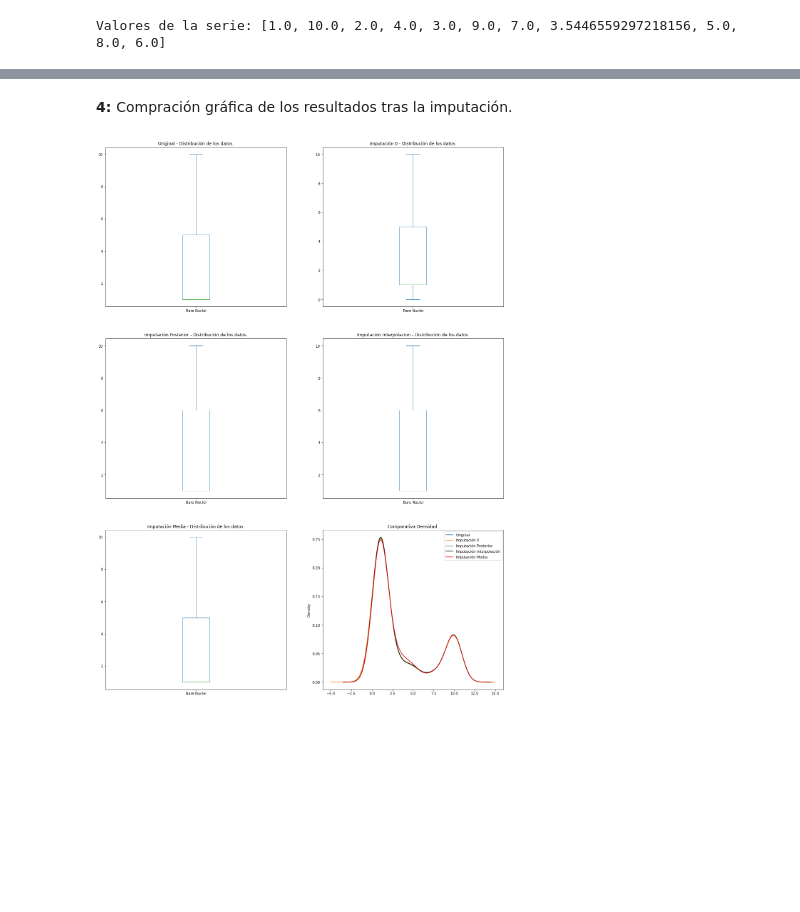
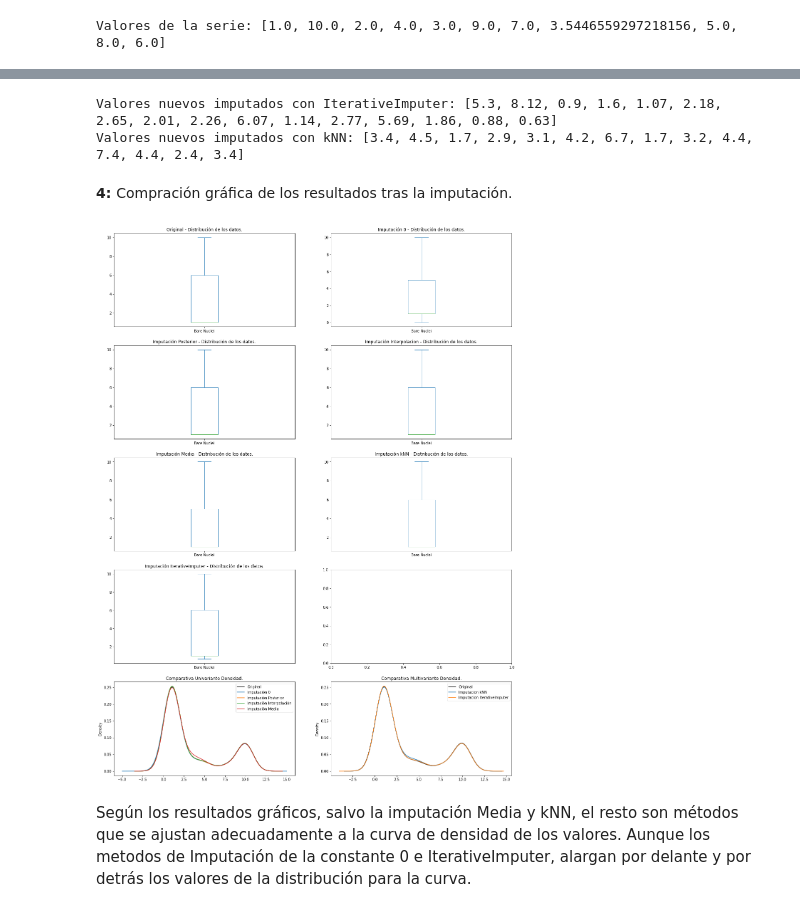
Before and after one commit to Vic-silo/Master_EIP, a Jupyter notebook: 11_Prog_ML/3_Valores_perdidos/VictorSimoLozano_A3_PPML.ipynb, the cells around one changed output, grey strips where cells are left out. Cells and saved outputs as stored; diff of their text form; code cells hidden in the pictures; blank space fills up the shorter version.

```diff
--- a/11_Prog_ML/3_Valores_perdidos/VictorSimoLozano_A3_PPML.ipynb
+++ b/11_Prog_ML/3_Valores_perdidos/VictorSimoLozano_A3_PPML.ipynb
@@ -331,7 +331,7 @@ imputer.fit(bare_nuclei)
 bare_nuclei=imputer.transform(bare_nuclei)
 
 # Asignación de los datos en dataframe
-df_imp_mean=df
+df_imp_mean=df.copy()
 df_imp_mean['Bare Nuclei']=bare_nuclei
 
 print(f'''Valores de la serie: {list(df_imp_mean['Bare Nuclei'].unique())}''')
@@ -340,27 +348,66 @@ Valores de la serie: [1.0, 10.0, 2.0, 4.0, 3.0, 9.0, 7.0, 3.5446559297218156, 5.
+# %%
+# Obtención de X para el conjunto de datos
+X=df[df.columns[:-1]]
+
+# Método  1: KNNImputer
+from sklearn.impute import KNNImputer
+
+# Instancia de KNN y transformación
+imputer=KNNImputer(n_neighbors=10)
+df_knn=imputer.fit_transform(X)
+
+# Método  2: IterativeImputer
+from sklearn.experimental import enable_iterative_imputer
+from sklearn.impute import IterativeImputer
+
+# Instancia de IterativeImputer y transformación
+imputer=IterativeImputer(random_state=0)
+df_iter=imputer.fit_transform(X)
+
+# Dataframe con los resultados
+df_knn=DataFrame(df_knn, columns=names[:-1])
+df_iter=DataFrame(df_iter, columns=names[:-1])
+
+# Obtención de valores nuevos añadidos
+list_1=list(df['Bare Nuclei'])
+list_2=list(df_knn['Bare Nuclei'])
+list_3=list(df_iter['Bare Nuclei'])
+
+knn_diff=[round(element, 2) for element in list_2 if element not in list_1]
+iter_diff=[round(element, 2) for element in list_3 if element not in list_1]
+
+print(f'''Valores nuevos imputados con IterativeImputer: {iter_diff}''')
+print(f'''Valores nuevos imputados con kNN: {knn_diff}''')
+# %% [output]
+Valores nuevos imputados con IterativeImputer: [5.3, 8.12, 0.9, 1.6, 1.07, 2.18, 2.65, 2.01, 2.26, 6.07, 1.14, 2.77, 5.69, 1.86, 0.88, 0.63]
+Valores nuevos imputados con kNN: [3.4, 4.5, 1.7, 2.9, 3.1, 4.2, 6.7, 1.7, 3.2, 4.4, 7.4, 4.4, 2.4, 3.4]
 # %% [markdown]
 <div style="font-size:14px; text-align:justify"><b>4: </b>Compración gráfica de los resultados tras la imputación.</div>
 # %%
 # Comparación con modelo original
-fig, axes = plt.subplots(nrows=3, ncols=2,figsize=(20,28))
+fig, axes = plt.subplots(nrows=5, ncols=2,figsize=(20,28))
 
 df['Bare Nuclei'].plot(kind='box', ax=axes[0, 0]).set_title('Original - Distribución de los datos.')
-df['Bare Nuclei'].plot(kind='density', ax=axes[2, 1])
+df_imp_const['Bare Nuclei'].plot(kind='box', ax=axes[0, 1]).set_title('Imputación 0 - Distribución de los datos.')
+df_imp_next['Bare Nuclei'].plot(kind='box', ax=axes[1, 0]).set_title('Imputación Posterior - Distribución de los datos.')
+df_imp_int['Bare Nuclei'].plot(kind='box', ax=axes[1, 1]).set_title('Imputación Interpolacion - Distribución de los datos.')
+df_imp_mean['Bare Nuclei'].plot(kind='box', ax=axes[2, 0]).set_title('Imputación Media - Distribución de los datos.')
+df_knn['Bare Nuclei'].plot(kind='box', ax=axes[2, 1]).set_title('Imputación kNN - Distribución de los datos.')
+df_iter['Bare Nuclei'].plot(kind='box', ax=axes[3, 0]).set_title('Imputación IterativeImputer - Distribución de los datos.')
 
-df_imp_const['Bare Nuclei'].plot(kind='box', ax=axes[0, 1]).set_title('Imputación 0 - Distribución de los datos.')
-df_imp_const['Bare Nuclei'].plot(kind='density', ax=axes[2, 1])
+df['Bare Nuclei'].plot(kind='density', ax=axes[4, 0], color='black')
+df['Bare Nuclei'].plot(kind='density', ax=axes[4, 1], color='black')
+df_imp_const['Bare Nuclei'].plot(kind='density', ax=axes[4, 0])
+df_imp_next['Bare Nuclei'].plot(kind='density', ax=axes[4, 0])
+df_imp_int['Bare Nuclei'].plot(kind='density', ax=axes[4, 0])
+df_imp_mean['Bare Nuclei'].plot(kind='density', ax=axes[4, 0]).set_title('Comparativa Univariante Densidad.')
+df_knn['Bare Nuclei'].plot(kind='density', ax=axes[4, 1])
+df_iter['Bare Nuclei'].plot(kind='density', ax=axes[4, 1]).set_title('Comparativa Multivariante Densidad.')
 
-df_imp_next['Bare Nuclei'].plot(kind='box', ax=axes[1, 0]).set_title('Imputación Posterior - Distribución de los datos.')
-df_imp_next['Bare Nuclei'].plot(kind='density', ax=axes[2, 1])
-
-df_imp_int['Bare Nuclei'].plot(kind='box', ax=axes[1, 1]).set_title('Imputación Interpolacion - Distribución de los datos.')
-df_imp_int['Bare Nuclei'].plot(kind='density', ax=axes[2, 1], color='black')
-
-df_imp_mean['Bare Nuclei'].plot(kind='box', ax=axes[2, 0]).set_title('Imputación Media - Distribución de los datos.')
-df_imp_mean['Bare Nuclei'].plot(kind='density', ax=axes[2, 1], color='red').set_title('Comparativa Densidad.')
-
-plt.legend(['Original', 'Imputación 0', 'Imputación Posterior', 'Imputación Interpolación', 'Imputación Media'])
+axes[4, 0].legend(['Original', 'Imputación 0', 'Imputación Posterior', 'Imputación Interpolación', 'Imputación Media'])
+axes[4, 1].legend(['Original', 'Imputacion kNN', 'Imputacion IterativeImputer'])
 plt.show()
-
-# df['Bare Nuclei'].describe(), df_imp_const['Bare Nuclei'].describe(),
 # %% [output]
-[figure, old version]
+[figure, new version]
+# %% [markdown]
+Según los resultados gráficos, salvo la imputación Media y kNN, el resto son métodos que se ajustan adecuadamente a la curva de densidad de los valores. Aunque los metodos de Imputación de la constante 0 e IterativeImputer, alargan por delante y por detrás los valores de la distribución para la curva.
```
Also changed, not shown: parts of 2 cells of this notebook.
